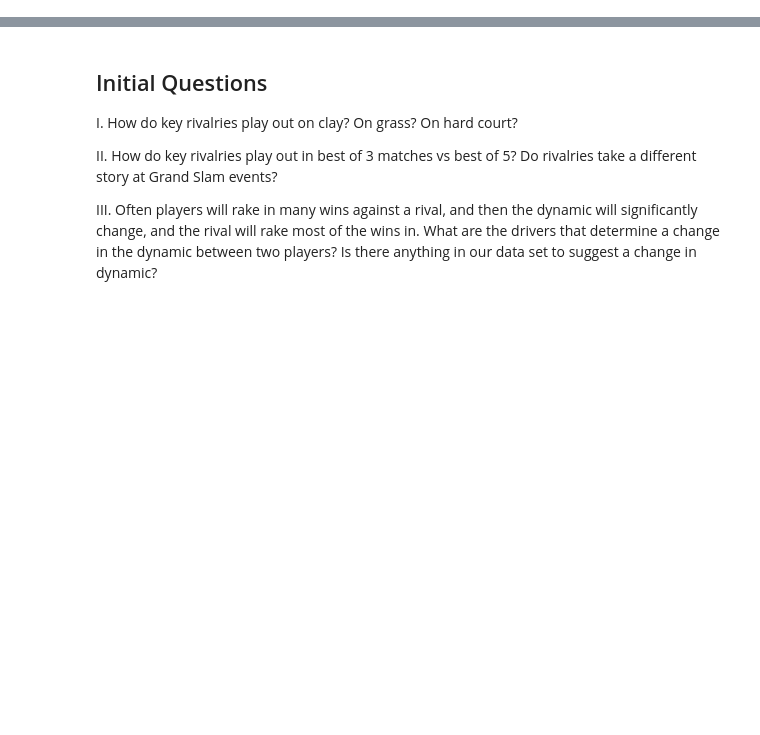
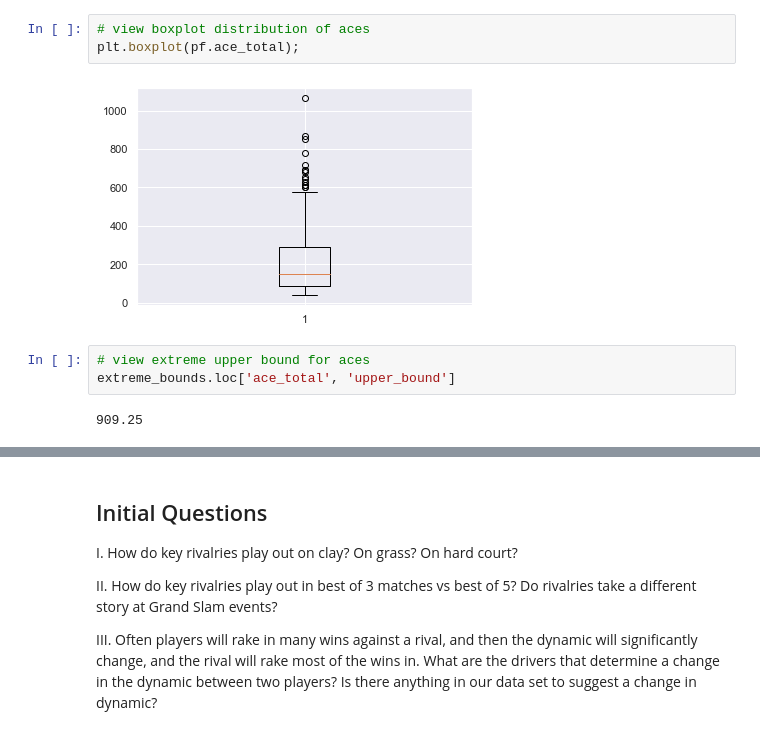
Before and after one commit to Racket-Science/Tennis-Match-Predictions, a Jupyter notebook: Notebooks/bondy_books/explore.ipynb, the cells around one changed output, grey strips where cells are left out. Cells and saved outputs as stored; diff of their text form; blank space fills up the shorter version.

```diff
--- a/Notebooks/bondy_books/explore.ipynb
+++ b/Notebooks/bondy_books/explore.ipynb
@@ -55,0 +193,10 @@ df.head(1)
+# %%
+# view boxplot distribution of aces
+plt.boxplot(pf.ace_total);
+# %% [output]
+[figure, added]
+# %%
+# view extreme upper bound for aces
+extreme_bounds.loc['ace_total', 'upper_bound']
+# %% [output]
+909.25
```
Also changed, not shown: parts of 41 cells of this notebook.
